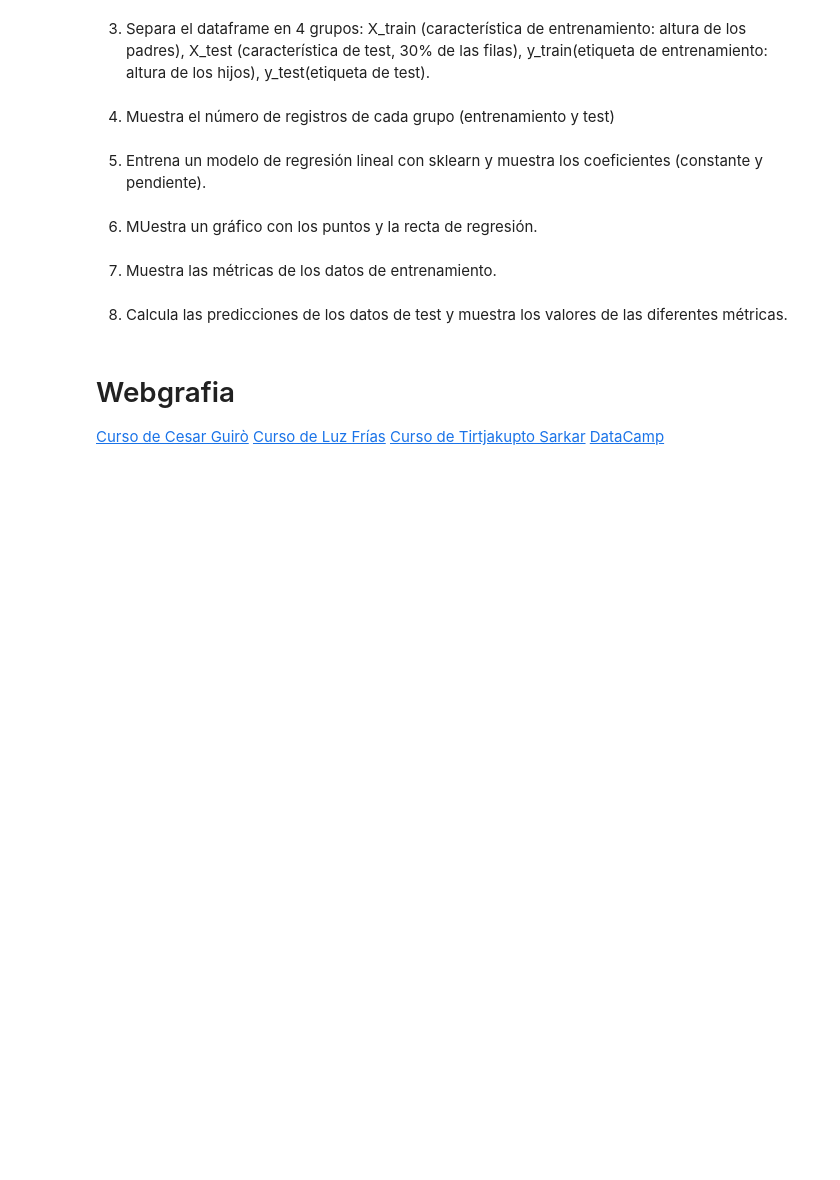
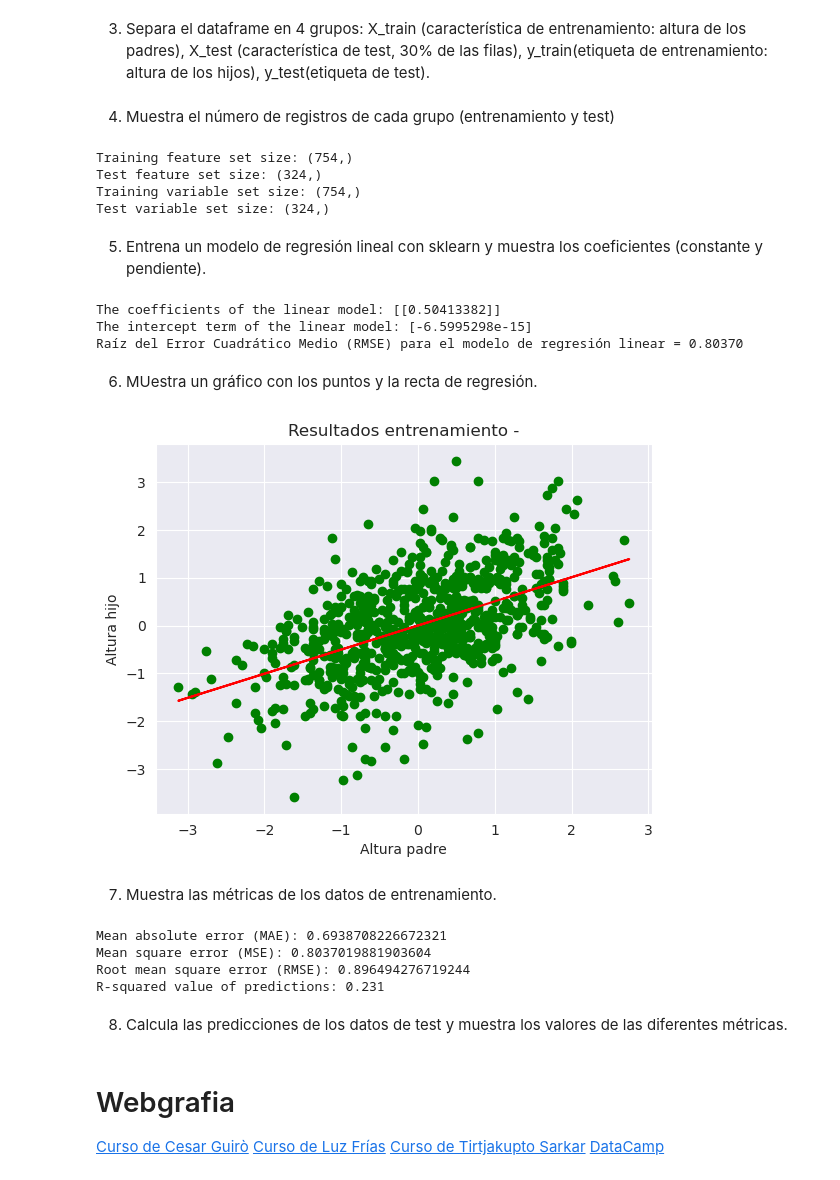
Before and after one commit to MarioBlancosoto/Machin-Learning-Workspace, a Jupyter notebook: ML.2.2. Linear Regression/Supervised_LinearRegression.ipynb, the cells around one changed output. Cells and saved outputs as stored; diff of their text form; code cells hidden in the pictures; blank space fills up the shorter version.

Commit message:
ejercicio Linear Regresion

```diff
--- a/ML.2.2. Linear Regression/Supervised_LinearRegression.ipynb
+++ b/ML.2.2. Linear Regression/Supervised_LinearRegression.ipynb
@@ -353,13 +378,76 @@ Con el dataset heights.csv (altura de padres e hijos):
 # %% [markdown]
 3. Separa el dataframe en 4 grupos: X_train (característica de entrenamiento: altura de los padres), X_test (característica de test, 30% de las filas), y_train(etiqueta de entrenamiento: altura de los hijos), y_test(etiqueta de test).
+# %%
+from sklearn.model_selection import train_test_split
+
+X = df['Father'].values
+y = df['Son'].values
+
+X_train, X_test, y_train, y_test = train_test_split(X, y, test_size=0.3, random_state=0)
 # %% [markdown]
 4. Muestra el número de registros de cada grupo (entrenamiento y test)
+# %%
+print("Training feature set size:",X_train.shape)
+print("Test feature set size:",X_test.shape)
+print("Training variable set size:",y_train.shape)
+print("Test variable set size:",y_test.shape)
+# %% [output]
+Training feature set size: (754,)
+Test feature set size: (324,)
+Training variable set size: (754,)
+Test variable set size: (324,)
 # %% [markdown]
 5. Entrena un modelo de regresión lineal con sklearn y muestra los coeficientes (constante y pendiente).
+# %%
+from sklearn.linear_model import LinearRegression
+X_test = X_test.reshape(-1, 1)
+X_train = X_train.reshape(-1, 1)
+y_train = y_train.reshape(-1, 1)
+y_test= y_test.reshape(-1, 1)
+scaler = StandardScaler()
+X_train = scaler.fit_transform(X_train)
+X_test = scaler.transform(X_test)
+y_train = scaler.fit_transform(y_train)
+y_test = scaler.transform(y_test)
+
+lm = LinearRegression()
+lm.fit(X_train,y_train)
+print("The coefficients of the linear model:", lm.coef_)
+print("The intercept term of the linear model:", lm.intercept_)
+
+linearPrediction = lm.predict(X_test)
+mseLinear = mean_squared_error(y_test, linearPrediction)
+print('Raíz del Error Cuadrático Medio (RMSE) para el modelo de regresión linear = %.5f' % mseLinear)
+# %% [output]
+The coefficients of the linear model: [[0.50413382]]
+The intercept term of the linear model: [-6.5995298e-15]
+Raíz del Error Cuadrático Medio (RMSE) para el modelo de regresión linear = 0.80370
 # %% [markdown]
 6. MUestra un gráfico con los puntos y la recta de regresión.
+# %%
+plt.scatter(X_train, y_train, color = 'green')
+# X = X_train_median_income
+# Y = linearRegression2.predict(X_train_median_income)
+plt.plot (X_train, lm.predict(X_train), color = 'red')
+
+plt.title ('Resultados entrenamiento -')
+plt.xlabel('Altura padre')
+plt.ylabel('Altura hijo')
+plt.show()
+# %% [output]
+[figure, added]
 # %% [markdown]
 7. Muestra las métricas de los datos de entrenamiento.
+# %%
+print("Mean absolute error (MAE):", metrics.mean_absolute_error(y_test,linearPrediction))
+print("Mean square error (MSE):", metrics.mean_squared_error(y_test,linearPrediction))
+print("Root mean square error (RMSE):", np.sqrt(metrics.mean_squared_error(y_test,linearPrediction)))
+print("R-squared value of predictions:",round(metrics.r2_score(y_test,linearPrediction),3))
+# %% [output]
+Mean absolute error (MAE): 0.6938708226672321
+Mean square error (MSE): 0.8037019881903604
+Root mean square error (RMSE): 0.896494276719244
+R-squared value of predictions: 0.231
 # %% [markdown]
 8. Calcula las predicciones de los datos de test y muestra los valores de las diferentes métricas.
 # %% [markdown]
```
Also changed, not shown: parts of 11 cells of this notebook.
